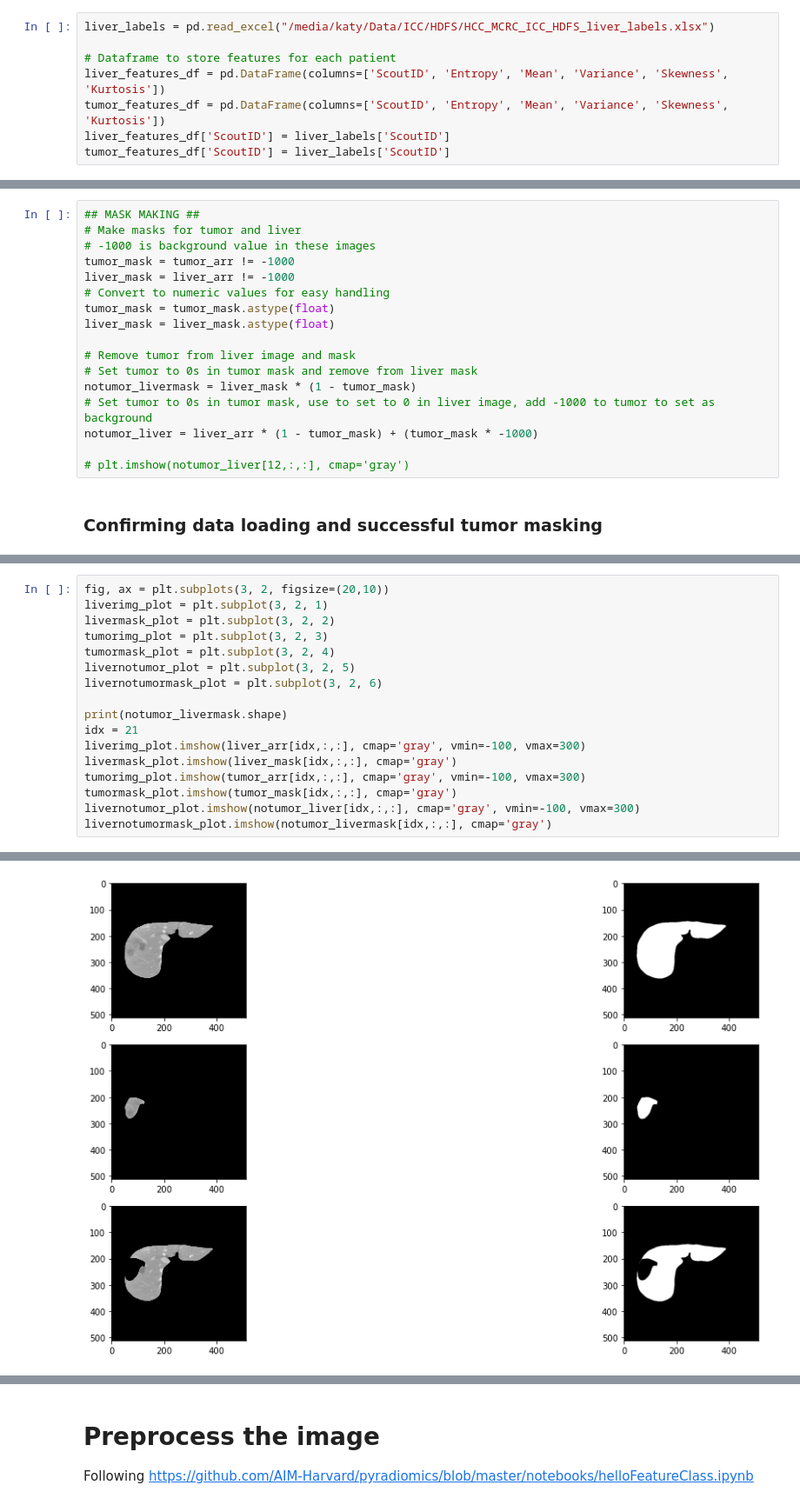
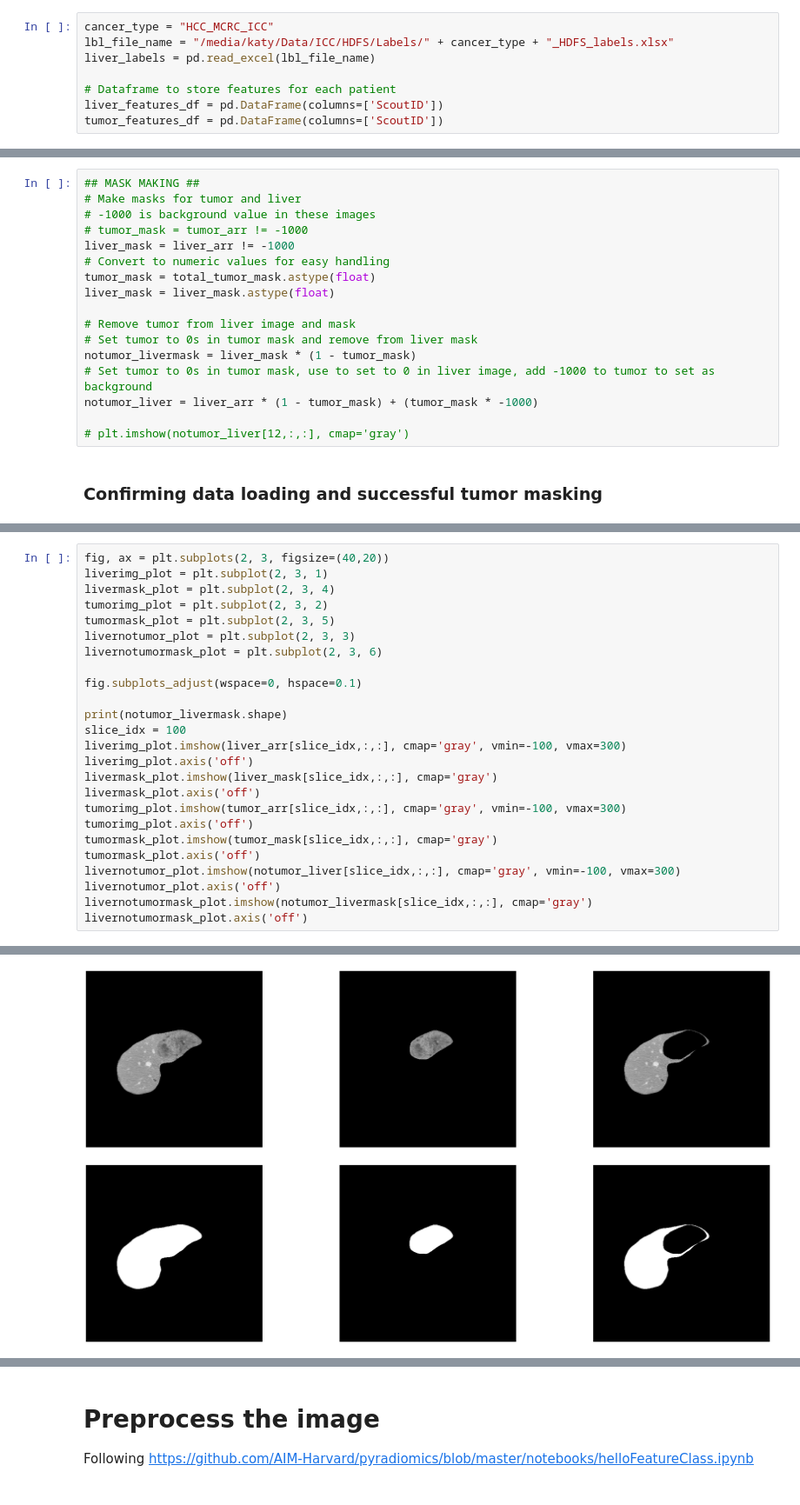
Before and after one commit to strixy16/deep-icc, a Jupyter notebook: data_exploration/feature_selection.ipynb, the cells around one changed output, grey strips where cells are left out. Shown: that part at 87% size. Drawn from its saved outputs; the diff is of its cells as text.

```diff
--- a/data_exploration/feature_selection.ipynb
+++ b/data_exploration/feature_selection.ipynb
@@ -32,8 +29,8 @@ Liver file count:  441
 # %%
-liver_labels = pd.read_excel("/media/katy/Data/ICC/HDFS/HCC_MCRC_ICC_HDFS_liver_labels.xlsx")
+cancer_type = "HCC_MCRC_ICC"
+lbl_file_name = "/media/katy/Data/ICC/HDFS/Labels/" + cancer_type + "_HDFS_labels.xlsx"
+liver_labels = pd.read_excel(lbl_file_name)
 
 # Dataframe to store features for each patient
-liver_features_df = pd.DataFrame(columns=['ScoutID', 'Entropy', 'Mean', 'Variance', 'Skewness', 'Kurtosis'])
-tumor_features_df = pd.DataFrame(columns=['ScoutID', 'Entropy', 'Mean', 'Variance', 'Skewness', 'Kurtosis'])
-liver_features_df['ScoutID'] = liver_labels['ScoutID']
-tumor_features_df['ScoutID'] = liver_labels['ScoutID']
+liver_features_df = pd.DataFrame(columns=['ScoutID'])
+tumor_features_df = pd.DataFrame(columns=['ScoutID'])
@@ -81,10 +128,10 @@ liver_arr = sitk.GetArrayFromImage(liver_mhd_image)
 ## MASK MAKING ##
 # Make masks for tumor and liver
 # -1000 is background value in these images
-tumor_mask = tumor_arr != -1000
+# tumor_mask = tumor_arr != -1000
 liver_mask = liver_arr != -1000
 # Convert to numeric values for easy handling
-tumor_mask = tumor_mask.astype(float)
+tumor_mask = total_tumor_mask.astype(float)
 liver_mask = liver_mask.astype(float)
 
 # Remove tumor from liver image and mask
@@ -105,18 +166,26 @@ np.nonzero(tumor_mask)
 # %%
-fig, ax = plt.subplots(3, 2, figsize=(20,10))
-liverimg_plot = plt.subplot(3, 2, 1)
-livermask_plot = plt.subplot(3, 2, 2)
-tumorimg_plot = plt.subplot(3, 2, 3)
-tumormask_plot = plt.subplot(3, 2, 4)
-livernotumor_plot = plt.subplot(3, 2, 5)
-livernotumormask_plot = plt.subplot(3, 2, 6)
+fig, ax = plt.subplots(2, 3, figsize=(40,20))
+liverimg_plot = plt.subplot(2, 3, 1)
+livermask_plot = plt.subplot(2, 3, 4)
+tumorimg_plot = plt.subplot(2, 3, 2)
+tumormask_plot = plt.subplot(2, 3, 5)
+livernotumor_plot = plt.subplot(2, 3, 3)
+livernotumormask_plot = plt.subplot(2, 3, 6)
+
+fig.subplots_adjust(wspace=0, hspace=0.1)
 
 print(notumor_livermask.shape)
-idx = 21
-liverimg_plot.imshow(liver_arr[idx,:,:], cmap='gray', vmin=-100, vmax=300)
-livermask_plot.imshow(liver_mask[idx,:,:], cmap='gray')
-tumorimg_plot.imshow(tumor_arr[idx,:,:], cmap='gray', vmin=-100, vmax=300)
-tumormask_plot.imshow(tumor_mask[idx,:,:], cmap='gray')
-livernotumor_plot.imshow(notumor_liver[idx,:,:], cmap='gray', vmin=-100, vmax=300)
-livernotumormask_plot.imshow(notumor_livermask[idx,:,:], cmap='gray')
+slice_idx = 100
+liverimg_plot.imshow(liver_arr[slice_idx,:,:], cmap='gray', vmin=-100, vmax=300)
+liverimg_plot.axis('off')
+livermask_plot.imshow(liver_mask[slice_idx,:,:], cmap='gray')
+livermask_plot.axis('off')
+tumorimg_plot.imshow(tumor_arr[slice_idx,:,:], cmap='gray', vmin=-100, vmax=300)
+tumorimg_plot.axis('off')
+tumormask_plot.imshow(tumor_mask[slice_idx,:,:], cmap='gray')
+tumormask_plot.axis('off')
+livernotumor_plot.imshow(notumor_liver[slice_idx,:,:], cmap='gray', vmin=-100, vmax=300)
+livernotumor_plot.axis('off')
+livernotumormask_plot.imshow(notumor_livermask[slice_idx,:,:], cmap='gray')
+livernotumormask_plot.axis('off')
 # %% [output]
@@ -125,4 +194,4 @@ livernotumormask_plot.imshow(notumor_livermask[idx,:,:], cmap='gray')
-[figure, old version]
+[figure, new version]
 # %%
 # Convert no-tumor liver image and mask back to sitk.Image type for feature extraction
 liver_image = sitk.GetImageFromArray(notumor_liver)
```
Also changed, not shown: parts of 14 cells of this notebook.
